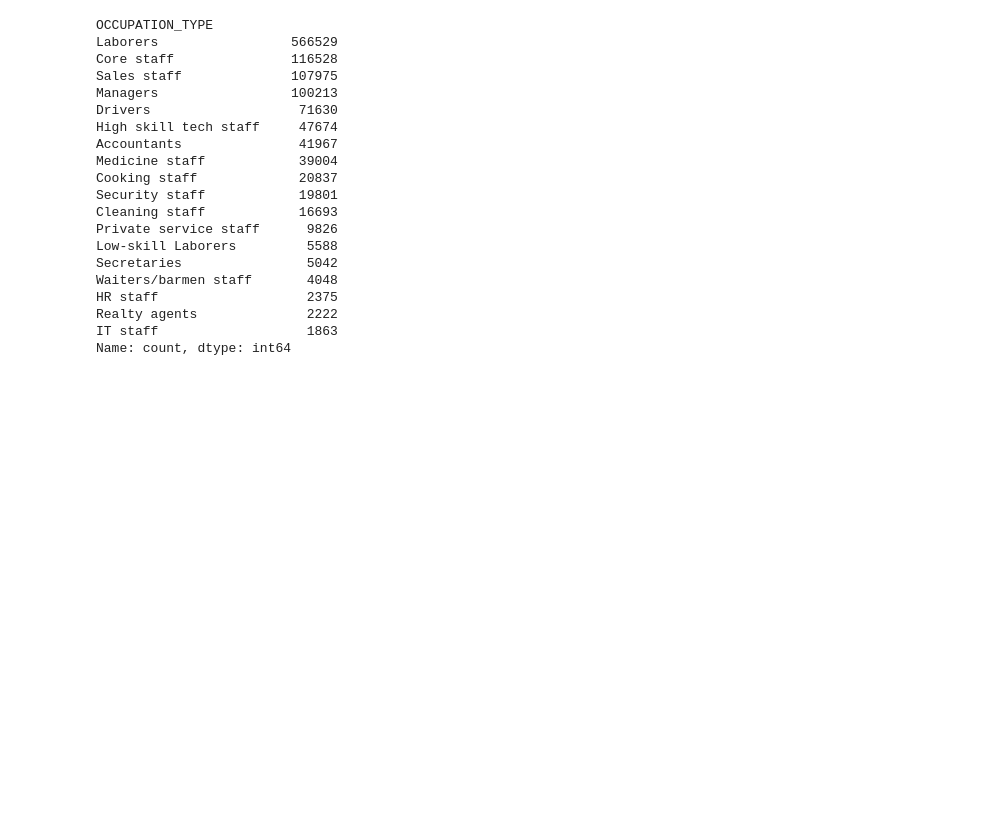
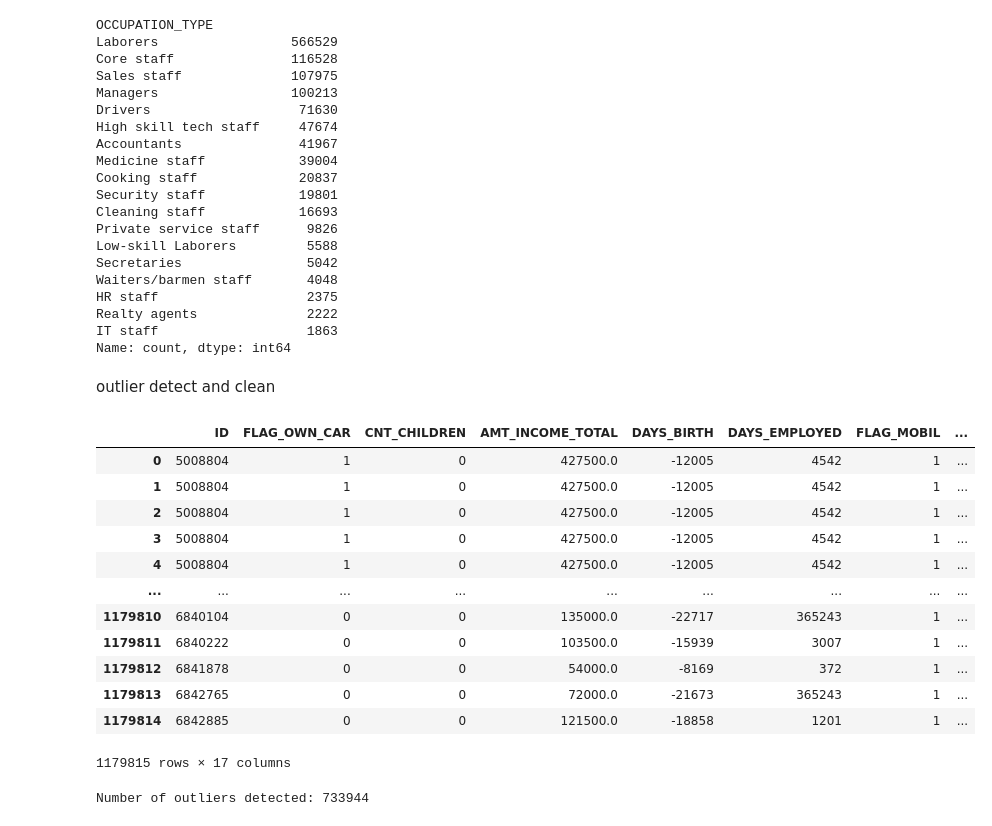
Before and after one commit to youssefelzahar/tastbusinessai, a Jupyter notebook: model.ipynb, the cells around one changed output. Saved outputs shown, nothing was run; the diff lists cells and outputs as text; code cells hidden in the pictures; blank space fills up the shorter version.

```diff
--- a/model.ipynb
+++ b/model.ipynb
@@ -262,6 +256,9 @@ Pensioner               197733
 State servant            98638
 Student                    343
 Name: count, dtype: int64
+# %%
+mean_name_income_type = merged_data.groupby('NAME_INCOME_TYPE')['Target'].mean()
+merged_data['name_incom_type_encoded'] = merged_data['NAME_INCOME_TYPE'].map(mean_name_income_type)
 # %%
 values_counts(merged_data['NAME_FAMILY_STATUS'])
 # %% [output]
@@ -272,6 +269,9 @@ Civil marriage           93929
 Separated                70403
 Widow                    49307
 Name: count, dtype: int64
+# %%
+mean_name_family_status = merged_data.groupby('NAME_FAMILY_STATUS')['Target'].mean()
+merged_data['name_family_status_encoded'] = merged_data['NAME_FAMILY_STATUS'].map(mean_name_family_status)
 # %%
 values_counts(merged_data['NAME_HOUSING_TYPE'])
 # %% [output]
@@ -283,6 +283,9 @@ Rented apartment         16297
 Office apartment          9296
 Co-op apartment           5026
 Name: count, dtype: int64
+# %%
+mean_name_housing_type = merged_data.groupby('NAME_HOUSING_TYPE')['Target'].mean()
+merged_data['name_housing_type_encoding'] = merged_data['NAME_HOUSING_TYPE'].map(mean_name_housing_type)
 # %%
 values_counts(merged_data['OCCUPATION_TYPE'])
 # %% [output]
@@ -306,3 +309,44 @@ HR staff                   2375
 Realty agents              2222
 IT staff                   1863
 Name: count, dtype: int64
+# %%
+mean_occupation_type = merged_data.groupby('OCCUPATION_TYPE')['Target'].mean()
+merged_data['occupation_type_encoding'] = merged_data['OCCUPATION_TYPE'].map(mean_occupation_type)
+# %% [markdown]
+outlier detect and clean
+# %%
+numeric_columns = merged_data.select_dtypes(include=['number'])
+
+numeric_columns
+# %% [output]
+|  | ID | FLAG_OWN_CAR | CNT_CHILDREN | AMT_INCOME_TOTAL | DAYS_BIRTH | DAYS_EMPLOYED | FLAG_MOBIL | ... |
+| 0 | 5008804 | 1 | 0 | 427500.0 | -12005 | 4542 | 1 | ... |
+| 1 | 5008804 | 1 | 0 | 427500.0 | -12005 | 4542 | 1 | ... |
+| 2 | 5008804 | 1 | 0 | 427500.0 | -12005 | 4542 | 1 | ... |
+| 3 | 5008804 | 1 | 0 | 427500.0 | -12005 | 4542 | 1 | ... |
+| 4 | 5008804 | 1 | 0 | 427500.0 | -12005 | 4542 | 1 | ... |
+| ... | ... | ... | ... | ... | ... | ... | ... | ... |
+| 1179810 | 6840104 | 0 | 0 | 135000.0 | -22717 | 365243 | 1 | ... |
+| 1179811 | 6840222 | 0 | 0 | 103500.0 | -15939 | 3007 | 1 | ... |
+| 1179812 | 6841878 | 0 | 0 | 54000.0 | -8169 | 372 | 1 | ... |
+| 1179813 | 6842765 | 0 | 0 | 72000.0 | -21673 | 365243 | 1 | ... |
+| 1179814 | 6842885 | 0 | 0 | 121500.0 | -18858 | 1201 | 1 | ... |
+1179815 rows × 17 columns
+# %%
+def detect_outliers_iqr(df):
+    outliers_indices = []
+    for column in df.columns:
+        if df[column].dtype != 'object':
+            Q1 = np.percentile(df[column], 25)
+            Q3 = np.percentile(df[column], 75)
+            IQR = Q3 - Q1
+            outlier_step = 1.5 * IQR
+            outliers = df[(df[column] < Q1 - outlier_step) | (df[column] > Q3 + outlier_step)].index
+            outliers_indices.extend(outliers)
+    return list(set(outliers_indices))
+
+# Detect outliers
+outliers_indices = detect_outliers_iqr(numeric_columns)
+print(f'Number of outliers detected: {len(outliers_indices)}')
+# %% [output]
+Number of outliers detected: 733944
```
Also changed, not shown: parts of 8 cells of this notebook.
